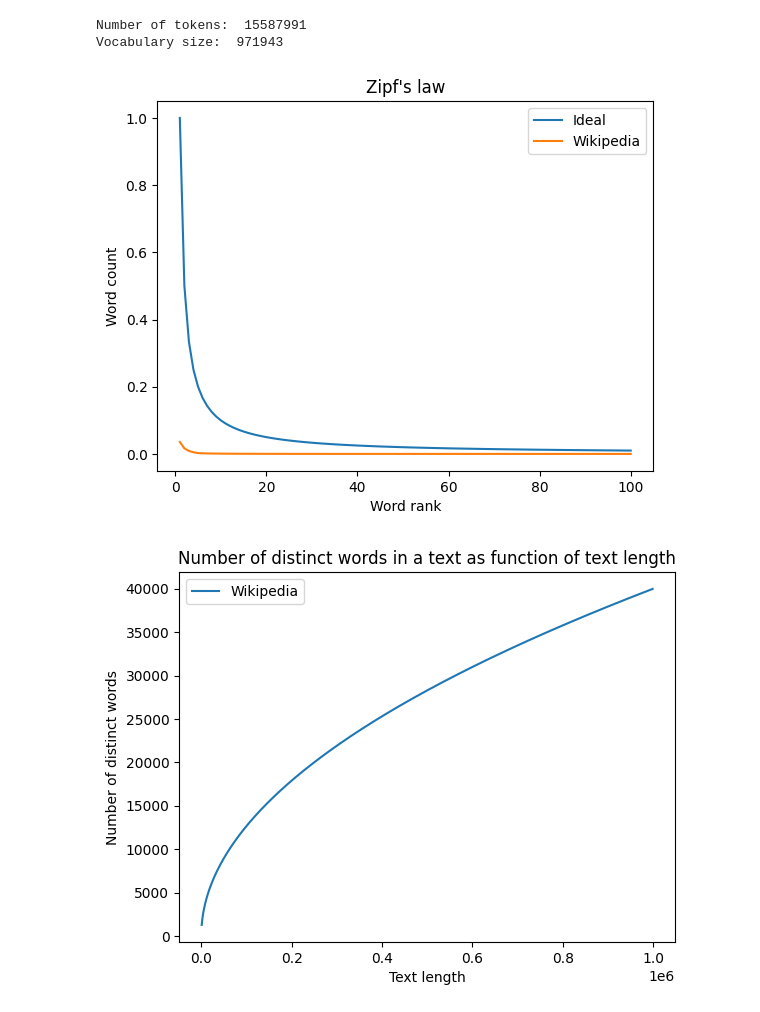
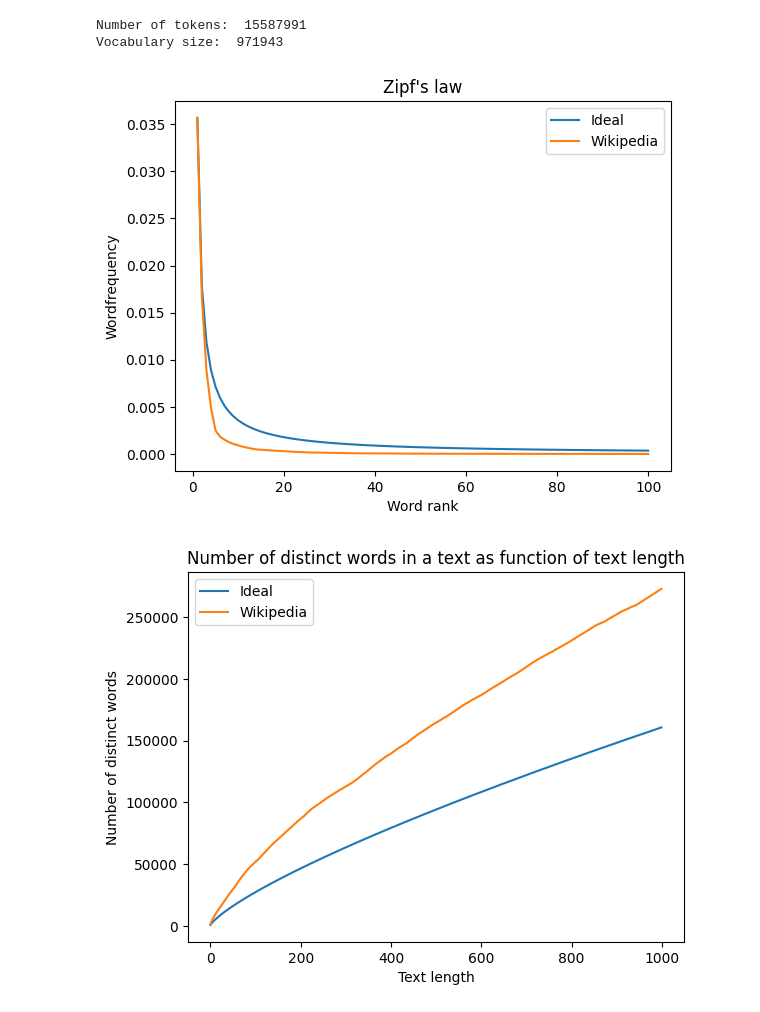
Before and after one commit to Medienkunzt/WK_2626_Applied_Natural_Language_Processing, a Jupyter notebook: Abgabe/2_1_1_Wikipedia.ipynb, the cells around one changed output. Saved outputs shown, nothing was run; the diff lists cells and outputs as text; code cells hidden in the pictures.

```diff
--- a/Abgabe/2_1_1_Wikipedia.ipynb
+++ b/Abgabe/2_1_1_Wikipedia.ipynb
@@ -4,9 +5,6 @@ from collections import Counter
 import re
 # %%
 # read data
-# with open("../Data/Wikipedia300K/Wikipedia300K.txt", "r", encoding="utf-8") as file:
-#     text = file.read()
-
-with open("../Data/Wikipedia1M/Wikipedia1M.txt", "r", encoding="utf-8") as file:
+with open("./Data/Wikipedia1M.txt", "r", encoding="utf-8") as file:
     text = file.read()
 # %%
@@ -52,10 +44,6 @@ Number of tokens:  15587991
 Vocabulary size:  971943
 # %%
 #Plot the Zipf's law curve for the 100 most frequent words.
-
-# imports
-import matplotlib.pyplot as plt
-import numpy as np
 
 # get top 100 words
 top_100 = word_counts.most_common(100)
@@ -69,44 +57,56 @@ freqs = [count / len(words) for count in counts]
 # get word ranks
 ranks = np.arange(1, len(counts) + 1)
 
-
 # get Frequency of a word/character in relation to its rank
 rel_freq = [freq / rank for rank, freq in zip(ranks, freqs)]
 
 # p(n) = 1/n
-ideal_counts = [1 / rank for rank in ranks]
+ideal_counts = [ rel_freq[:1] / rank for rank in ranks]
 
 #####################################################################################
 # Plot the ideal Zipf's law curve with p(n) = 1/n. Normfactor is the number of tokens.
 plt.plot(ranks, ideal_counts, label="Ideal")
-plt.plot(ranks, rel_freq, label="Wikipedia")
+plt.plot(ranks, rel_freq, label="Wikipedia", marker="")
 plt.xlabel("Word rank")
-plt.ylabel("Word count")
+plt.ylabel("Wordfrequency")
 plt.title("Zipf's law")
 plt.legend()
 plt.show()
 # %% [output]
-[figure, old version]
+[figure, new version]
 # %%
 # Number of distinct words in a text as function of text length
-# imports
-import matplotlib.pyplot as plt
-import numpy as np
+
+max_count = len(text_cleaned.split())
+iteration_step = max_count // 1000
 
 # get text lengths
-text_lengths = np.arange(1000, 1000000, 1000)
-K = 40 # 10 - 100
-ß = 0.5 # 0.4 - 0.6
+text_lengths = np.arange(iteration_step, max_count, iteration_step)
 
-# distinct words for each text length
-distinct_words = [K * (length ** ß) for length in text_lengths]
+K = 0.4492544615448738 # 40 # 10 - 100
+ß = 0.7720729298282094 # 0.5 # 0.4 - 0.6
+
+# ideal number of distinct words
+ideal_words = [K * (length ** ß) for length in text_lengths]
+
+# number of distinct words
+distinct_words = [len(set(text_cleaned[:length].split())) for length in text_lengths]
+
+# # calculate K and ß
+# K = distinct_words[0] / text_lengths[0] ** ß
+# print("K: ", K)
+# ß = np.log(distinct_words[-1] / distinct_words[0]) / np.log(text_lengths[-1] / text_lengths[0])
+# print("ß: ", ß)
+# K:  0.4492544615448738
+# ß:  0.7720729298282094
 
 # plot
-plt.plot(text_lengths, distinct_words, label="Wikipedia")
+plt.plot(ideal_words, label="Ideal")
+plt.plot(distinct_words, label="Wikipedia")
 plt.xlabel("Text length")
 plt.ylabel("Number of distinct words")
 plt.title("Number of distinct words in a text as function of text length")
 plt.legend()
 plt.show()
 # %% [output]
-[figure, old version]
+[figure, new version]
```
Also changed, not shown: parts of 3 cells of this notebook, 2 other files.
